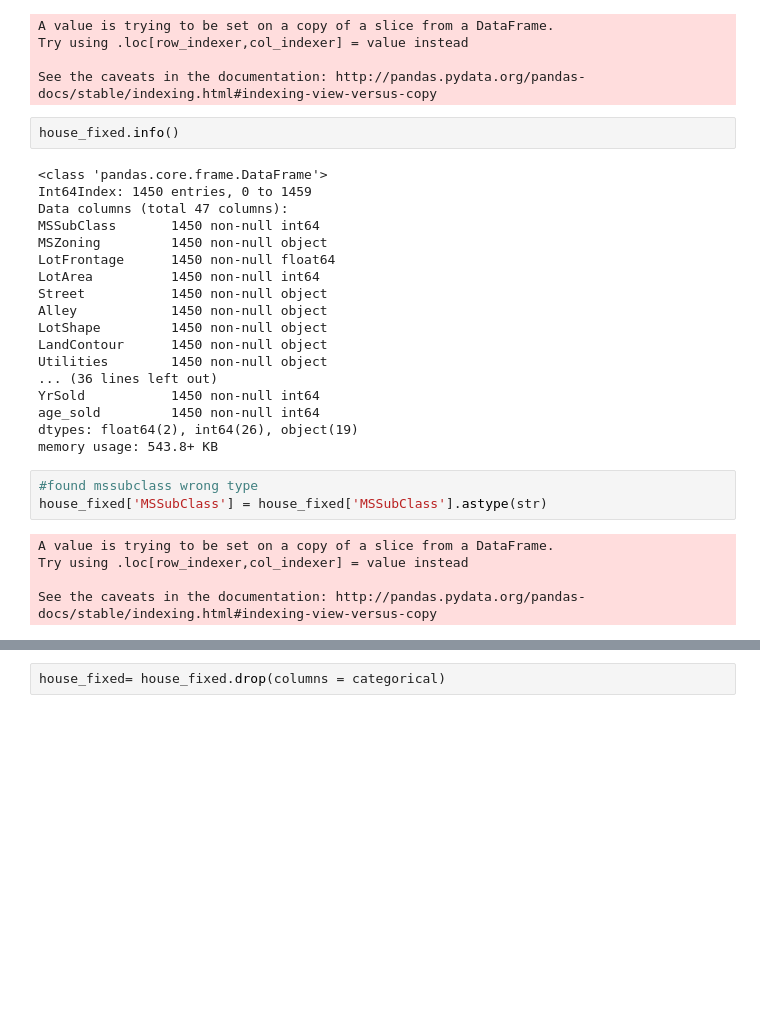
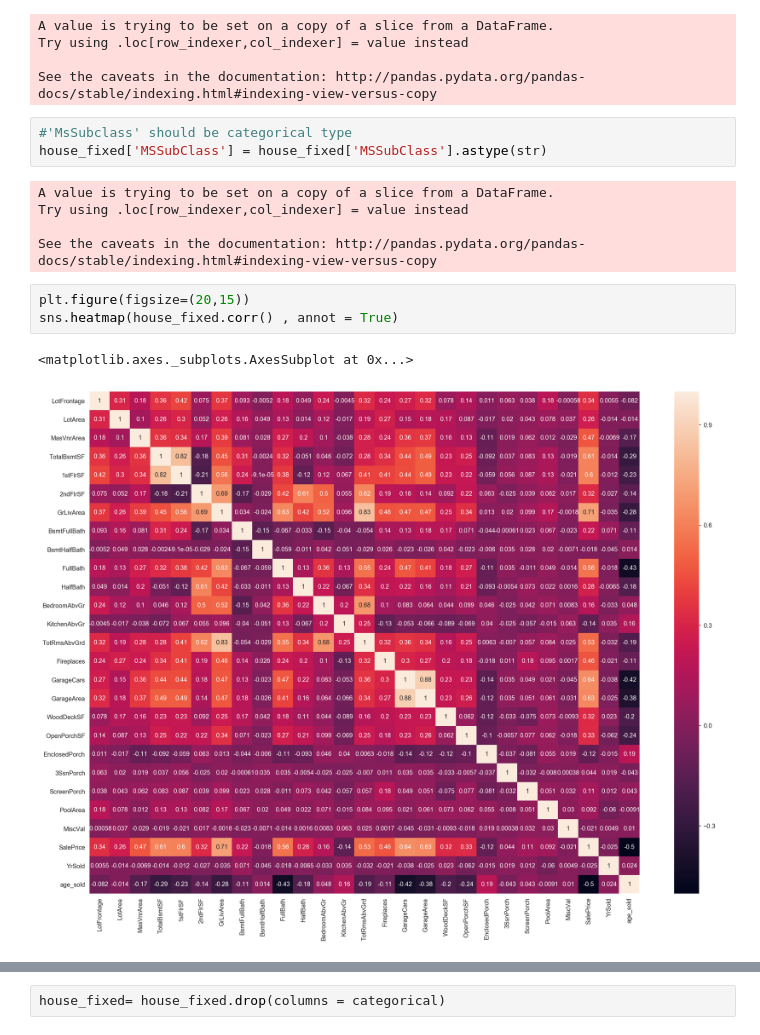
Before and after one commit to Zheheng/Project-Submission, a Jupyter notebook: project-3/project-03-starter-latest.ipynb, the cells around one changed output, grey strips where cells are left out. Drawn from its saved outputs; the diff is of its cells as text; blank space fills up the shorter version.

```diff
--- a/project-3/project-03-starter-latest.ipynb
+++ b/project-3/project-03-starter-latest.ipynb
@@ -197,31 +210,17 @@ A value is trying to be set on a copy of a slice from a DataFrame.
 Try using .loc[row_indexer,col_indexer] = value instead
 
 See the caveats in the documentation: http://pandas.pydata.org/pandas-docs/stable/indexing.html#indexing-view-versus-copy
-# %%
-house_fixed.info()
-# %% [output]
-<class 'pandas.core.frame.DataFrame'>
-Int64Index: 1450 entries, 0 to 1459
-Data columns (total 47 columns):
-MSSubClass       1450 non-null int64
-MSZoning         1450 non-null object
-LotFrontage      1450 non-null float64
-LotArea          1450 non-null int64
-Street           1450 non-null object
-Alley            1450 non-null object
-LotShape         1450 non-null object
-LandContour      1450 non-null object
-Utilities        1450 non-null object
-... (36 lines left out)
-YrSold           1450 non-null int64
-age_sold         1450 non-null int64
-dtypes: float64(2), int64(26), object(19)
-memory usage: 543.8+ KB
 # %%
-#found mssubclass wrong type
+#'MsSubclass' should be categorical type
 house_fixed['MSSubClass'] = house_fixed['MSSubClass'].astype(str)
 # %% [output]
 A value is trying to be set on a copy of a slice from a DataFrame.
 Try using .loc[row_indexer,col_indexer] = value instead
 
 See the caveats in the documentation: http://pandas.pydata.org/pandas-docs/stable/indexing.html#indexing-view-versus-copy
+# %%
+plt.figure(figsize=(20,15))
+sns.heatmap(house_fixed.corr() , annot = True)
+# %% [output]
+<matplotlib.axes._subplots.AxesSubplot at 0x...>
+[figure, added]
```
Also changed, not shown: parts of 34 cells of this notebook.
